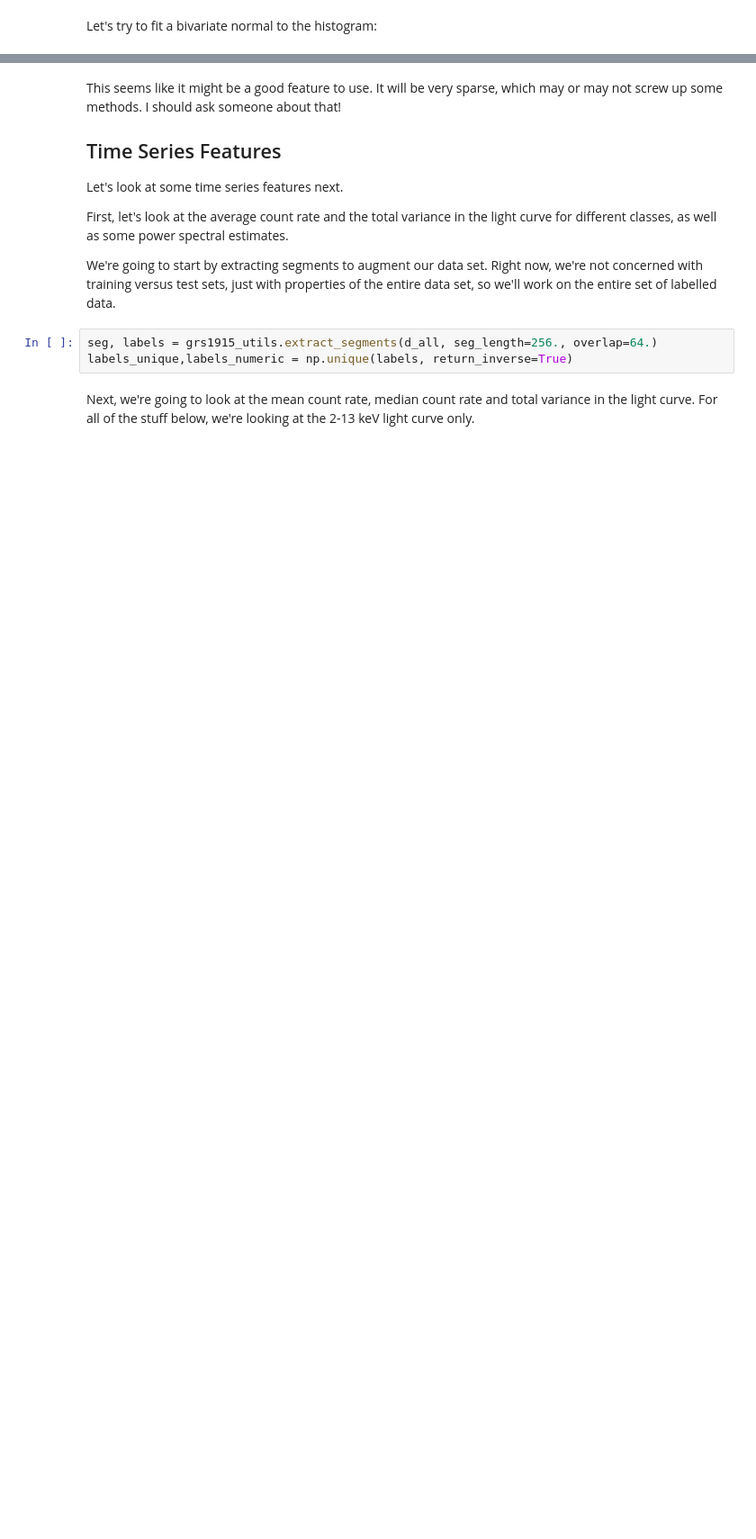
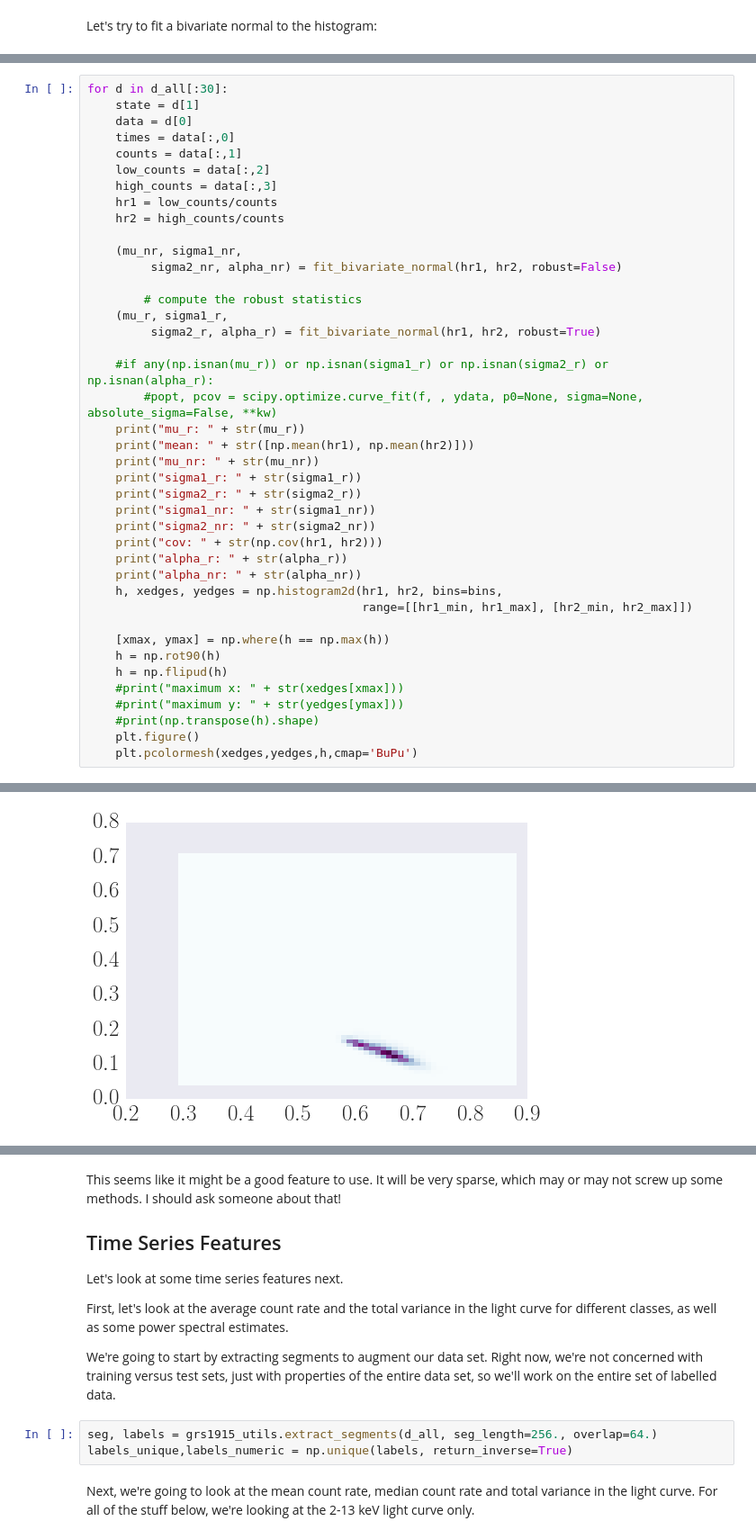
Before and after one commit to dhuppenkothen/BlackHoleMagic, a Jupyter notebook: GRS1915_DataVisualisation.ipynb, the cells around one changed output, grey strips where cells are left out. Shown at 90% size. Saved outputs shown, nothing was run; the diff lists cells and outputs as text; blank space fills up the shorter version.

```diff
--- a/GRS1915_DataVisualisation.ipynb
+++ b/GRS1915_DataVisualisation.ipynb
@@ -307,0 +307,42 @@ alpha_nr: -0.549681256817
+# %%
+for d in d_all[:30]:
+    state = d[1]
+    data = d[0]
+    times = data[:,0]
+    counts = data[:,1]
+    low_counts = data[:,2]
+    high_counts = data[:,3]
+    hr1 = low_counts/counts
+    hr2 = high_counts/counts
+
+    (mu_nr, sigma1_nr,
+         sigma2_nr, alpha_nr) = fit_bivariate_normal(hr1, hr2, robust=False)
+
+        # compute the robust statistics
+    (mu_r, sigma1_r,
+         sigma2_r, alpha_r) = fit_bivariate_normal(hr1, hr2, robust=True)
+
+    #if any(np.isnan(mu_r)) or np.isnan(sigma1_r) or np.isnan(sigma2_r) or np.isnan(alpha_r):
+        #popt, pcov = scipy.optimize.curve_fit(f, , ydata, p0=None, sigma=None, absolute_sigma=False, **kw)
+    print("mu_r: " + str(mu_r))
+    print("mean: " + str([np.mean(hr1), np.mean(hr2)]))
+    print("mu_nr: " + str(mu_nr))
+    print("sigma1_r: " + str(sigma1_r))
+    print("sigma2_r: " + str(sigma2_r))
+    print("sigma1_nr: " + str(sigma1_nr))
+    print("sigma2_nr: " + str(sigma2_nr))
+    print("cov: " + str(np.cov(hr1, hr2)))
+    print("alpha_r: " + str(alpha_r))
+    print("alpha_nr: " + str(alpha_nr))
+    h, xedges, yedges = np.histogram2d(hr1, hr2, bins=bins,
+                                       range=[[hr1_min, hr1_max], [hr2_min, hr2_max]])
+
+    [xmax, ymax] = np.where(h == np.max(h))
+    h = np.rot90(h)
+    h = np.flipud(h)
+    #print("maximum x: " + str(xedges[xmax]))
+    #print("maximum y: " + str(yedges[ymax]))
+    #print(np.transpose(h).shape)
+    plt.figure()
+    plt.pcolormesh(xedges,yedges,h,cmap='BuPu')
+# %% [output]
@@ -307,0 +366 @@ alpha_nr: -0.549681256817
+[figure, added]
```
Also changed, not shown: parts of 18 cells of this notebook, 3 other files.
